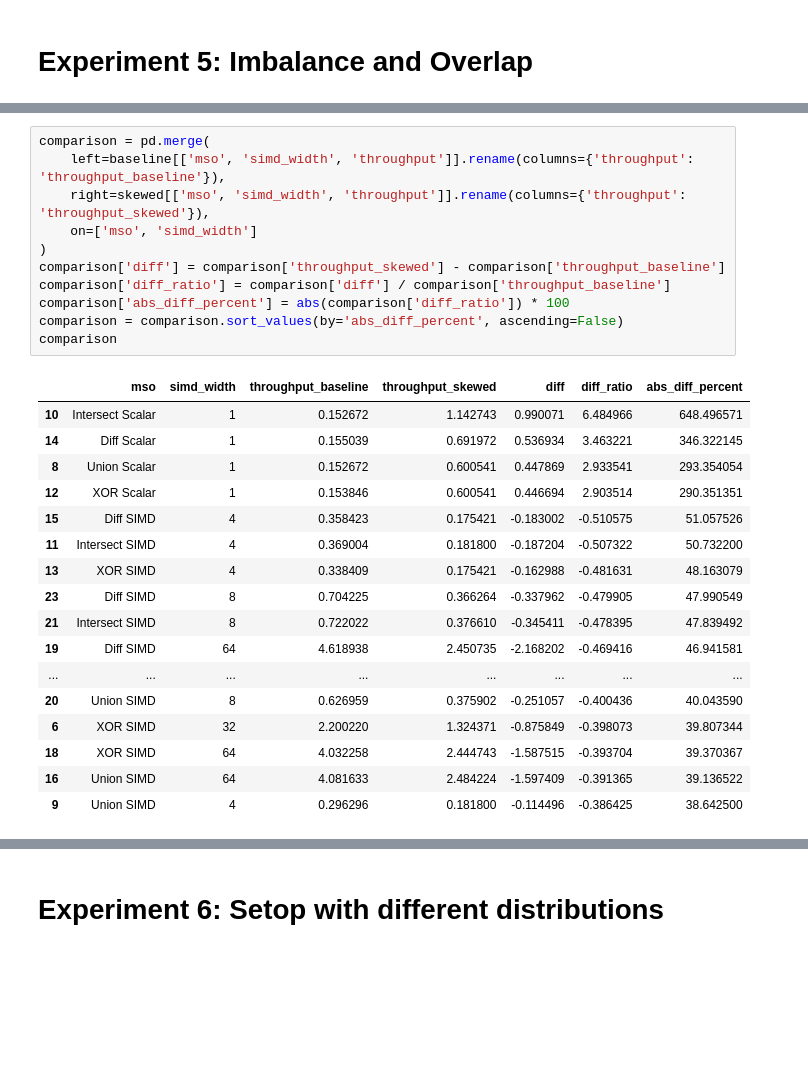
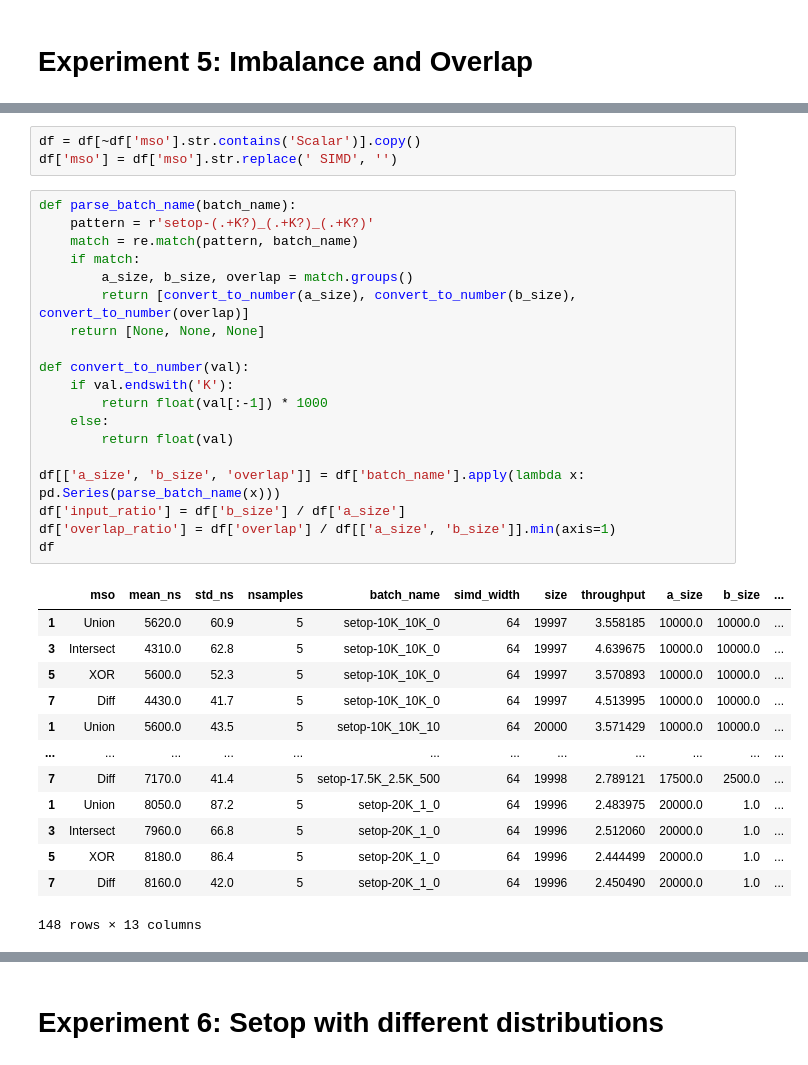
Before and after one commit to oersted/miso, a Jupyter notebook: postprocess.ipynb, the cells around one changed output, grey strips where cells are left out. Saved outputs shown, nothing was run; the diff lists cells and outputs as text; blank space fills up the shorter version.

```diff
--- a/postprocess.ipynb
+++ b/postprocess.ipynb
@@ -552,29 +527,36 @@ skewed
-# %%
-comparison = pd.merge(
-    left=baseline[['mso', 'simd_width', 'throughput']].rename(columns={'throughput': 'throughput_baseline'}),
-    right=skewed[['mso', 'simd_width', 'throughput']].rename(columns={'throughput': 'throughput_skewed'}),
-    on=['mso', 'simd_width']
-)
-comparison['diff'] = comparison['throughput_skewed'] - comparison['throughput_baseline']
-comparison['diff_ratio'] = comparison['diff'] / comparison['throughput_baseline']
-comparison['abs_diff_percent'] = abs(comparison['diff_ratio']) * 100
-comparison = comparison.sort_values(by='abs_diff_percent', ascending=False)
-comparison
-# %% [output]
-|  | mso | simd_width | throughput_baseline | throughput_skewed | diff | diff_ratio | abs_diff_percent |
-| 10 | Intersect Scalar | 1 | 0.152672 | 1.142743 | 0.990071 | 6.484966 | 648.496571 |
-| 14 | Diff Scalar | 1 | 0.155039 | 0.691972 | 0.536934 | 3.463221 | 346.322145 |
-| 8 | Union Scalar | 1 | 0.152672 | 0.600541 | 0.447869 | 2.933541 | 293.354054 |
-| 12 | XOR Scalar | 1 | 0.153846 | 0.600541 | 0.446694 | 2.903514 | 290.351351 |
-| 15 | Diff SIMD | 4 | 0.358423 | 0.175421 | -0.183002 | -0.510575 | 51.057526 |
-| 11 | Intersect SIMD | 4 | 0.369004 | 0.181800 | -0.187204 | -0.507322 | 50.732200 |
-| 13 | XOR SIMD | 4 | 0.338409 | 0.175421 | -0.162988 | -0.481631 | 48.163079 |
-| 23 | Diff SIMD | 8 | 0.704225 | 0.366264 | -0.337962 | -0.479905 | 47.990549 |
-| 21 | Intersect SIMD | 8 | 0.722022 | 0.376610 | -0.345411 | -0.478395 | 47.839492 |
-| 19 | Diff SIMD | 64 | 4.618938 | 2.450735 | -2.168202 | -0.469416 | 46.941581 |
-| ... | ... | ... | ... | ... | ... | ... | ... |
-| 20 | Union SIMD | 8 | 0.626959 | 0.375902 | -0.251057 | -0.400436 | 40.043590 |
-| 6 | XOR SIMD | 32 | 2.200220 | 1.324371 | -0.875849 | -0.398073 | 39.807344 |
-| 18 | XOR SIMD | 64 | 4.032258 | 2.444743 | -1.587515 | -0.393704 | 39.370367 |
-| 16 | Union SIMD | 64 | 4.081633 | 2.484224 | -1.597409 | -0.391365 | 39.136522 |
-| 9 | Union SIMD | 4 | 0.296296 | 0.181800 | -0.114496 | -0.386425 | 38.642500 |
+# %%
+df = df[~df['mso'].str.contains('Scalar')].copy()
+df['mso'] = df['mso'].str.replace(' SIMD', '')
+# %%
+def parse_batch_name(batch_name):
+    pattern = r'setop-(.+K?)_(.+K?)_(.+K?)'
+    match = re.match(pattern, batch_name)
+    if match:
+        a_size, b_size, overlap = match.groups()
+        return [convert_to_number(a_size), convert_to_number(b_size), convert_to_number(overlap)]
+    return [None, None, None]
+
+def convert_to_number(val):
+    if val.endswith('K'):
+        return float(val[:-1]) * 1000
+    else:
+        return float(val)
+
+df[['a_size', 'b_size', 'overlap']] = df['batch_name'].apply(lambda x: pd.Series(parse_batch_name(x)))
+df['input_ratio'] = df['b_size'] / df['a_size']
+df['overlap_ratio'] = df['overlap'] / df[['a_size', 'b_size']].min(axis=1)
+df
+# %% [output]
+|  | mso | mean_ns | std_ns | nsamples | batch_name | simd_width | size | throughput | a_size | b_size | ... |
+| 1 | Union | 5620.0 | 60.9 | 5 | setop-10K_10K_0 | 64 | 19997 | 3.558185 | 10000.0 | 10000.0 | ... |
+| 3 | Intersect | 4310.0 | 62.8 | 5 | setop-10K_10K_0 | 64 | 19997 | 4.639675 | 10000.0 | 10000.0 | ... |
+| 5 | XOR | 5600.0 | 52.3 | 5 | setop-10K_10K_0 | 64 | 19997 | 3.570893 | 10000.0 | 10000.0 | ... |
+| 7 | Diff | 4430.0 | 41.7 | 5 | setop-10K_10K_0 | 64 | 19997 | 4.513995 | 10000.0 | 10000.0 | ... |
+| 1 | Union | 5600.0 | 43.5 | 5 | setop-10K_10K_10 | 64 | 20000 | 3.571429 | 10000.0 | 10000.0 | ... |
+| ... | ... | ... | ... | ... | ... | ... | ... | ... | ... | ... | ... |
+| 7 | Diff | 7170.0 | 41.4 | 5 | setop-17.5K_2.5K_500 | 64 | 19998 | 2.789121 | 17500.0 | 2500.0 | ... |
+| 1 | Union | 8050.0 | 87.2 | 5 | setop-20K_1_0 | 64 | 19996 | 2.483975 | 20000.0 | 1.0 | ... |
+| 3 | Intersect | 7960.0 | 66.8 | 5 | setop-20K_1_0 | 64 | 19996 | 2.512060 | 20000.0 | 1.0 | ... |
+| 5 | XOR | 8180.0 | 86.4 | 5 | setop-20K_1_0 | 64 | 19996 | 2.444499 | 20000.0 | 1.0 | ... |
+| 7 | Diff | 8160.0 | 42.0 | 5 | setop-20K_1_0 | 64 | 19996 | 2.450490 | 20000.0 | 1.0 | ... |
+148 rows × 13 columns
```
Also changed, not shown: parts of 7 cells of this notebook, 47 other files.
